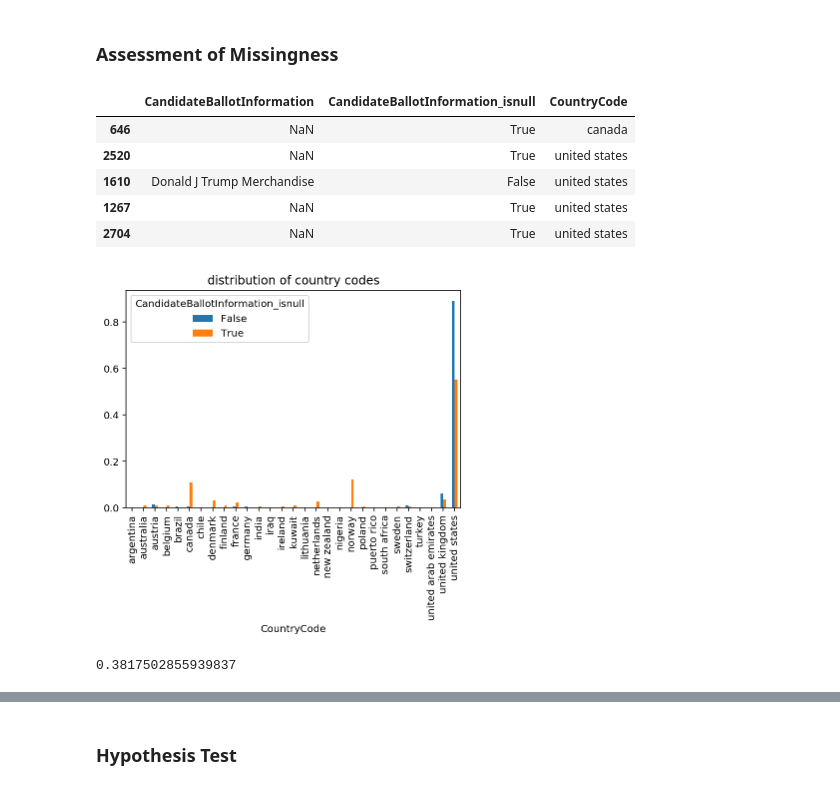
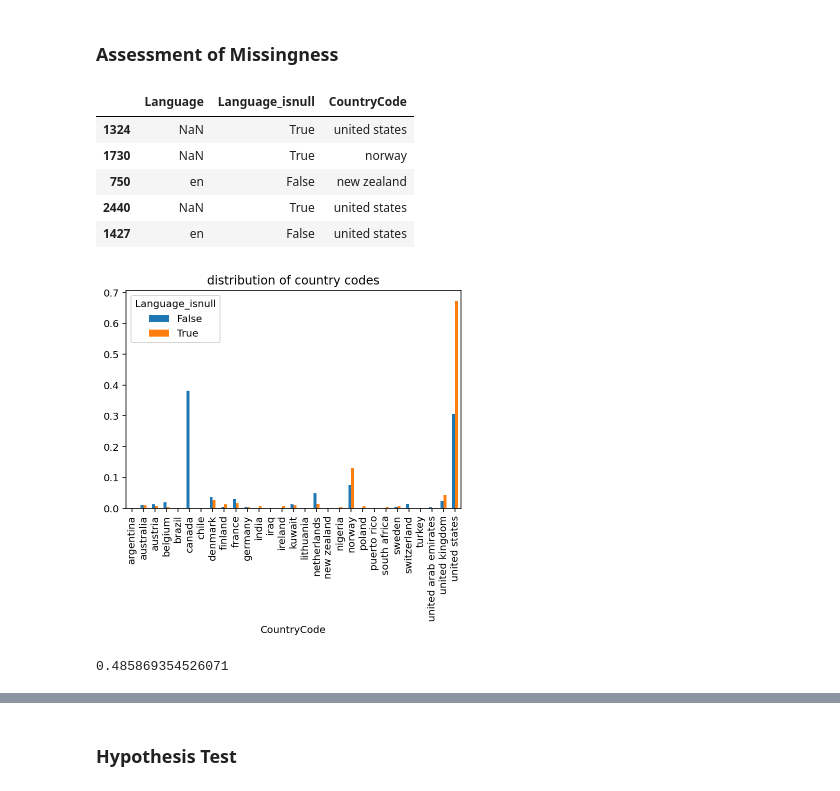
Before and after one commit to j2chu/Impressions-Prediction-on-Snapchat-Ads, a Jupyter notebook: Snapchat Political Ads/Snapchat Ads Hypothesis Testing.ipynb, the cells around one changed output, grey strips where cells are left out. Cells and saved outputs as stored; diff of their text form; code cells hidden in the pictures.

```diff
--- a/Snapchat Political Ads/Snapchat Ads Hypothesis Testing.ipynb
+++ b/Snapchat Political Ads/Snapchat Ads Hypothesis Testing.ipynb
@@ -80,8 +80,8 @@ political = political_2018_2019.assign(StartDate = political_2018_2019['StartDat
 political_2018_2019 = political_2018_2019.assign(EndDate = political_2018_2019['EndDate'].apply(pd.to_datetime))
 
 #convert UTC timezones into US/Central timezones
-StartDate_localized = pd.DatetimeIndex(political_2018_2019['StartDate']).tz_localize('US/Central')
-EndDate_localized = pd.DatetimeIndex(political_2018_2019['EndDate']).tz_localize('US/Central')
+StartDate_localized = pd.DatetimeIndex(political_2018_2019['StartDate']).tz_convert('US/Central')
+EndDate_localized = pd.DatetimeIndex(political_2018_2019['EndDate']).tz_convert('US/Central')
 
 political_2018_2019 = political_2018_2019.assign(StartDate = StartDate_localized).assign(EndDate = EndDate_localized)
 political_2018_2019.head()
@@ -197,31 +197,31 @@ Name: MidPointAgeBracket, dtype: float64
 # %% [markdown]
 ### Assessment of Missingness
 # %%
-political_language = political_2018_2019.assign(CandidateBallotInformation_isnull = political_2018_2019.CandidateBallotInformation.isnull())
-political_language.sample(replace = False, frac = 1).head()[['CandidateBallotInformation', 'CandidateBallotInformation_isnull', 'CountryCode']]
+political_language = political_2018_2019.assign(Language_isnull = political_2018_2019.Language.isnull())
+political_language.sample(replace = False, frac = 1).head()[['Language', 'Language_isnull', 'CountryCode']]
 # %% [output]
-|  | CandidateBallotInformation | CandidateBallotInformation_isnull | CountryCode |
-| 646 | NaN | True | canada |
-| 2520 | NaN | True | united states |
-| 1610 | Donald J Trump Merchandise | False | united states |
-| 1267 | NaN | True | united states |
-| 2704 | NaN | True | united states |
+|  | Language | Language_isnull | CountryCode |
+| 1324 | NaN | True | united states |
+| 1730 | NaN | True | norway |
+| 750 | en | False | new zealand |
+| 2440 | NaN | True | united states |
+| 1427 | en | False | united states |
 # %%
 emp_distributions = (
     political_language
-    .pivot_table(columns='CandidateBallotInformation_isnull', index='CountryCode', values=None, aggfunc='size')
+    .pivot_table(columns='Language_isnull', index='CountryCode', values=None, aggfunc='size')
     .fillna(0)
-    .apply(lambda x:x/x.sum())
+    .apply(lambda x: x/x.sum())
 )
 
 emp_distributions.plot(kind='bar', title='distribution of country codes');
 # %% [output]
-[figure, old version]
+[figure, new version]
 # %%
 observed_tvd = np.sum(np.abs(emp_distributions.diff(axis=1).iloc[:,-1])) / 2
 observed_tvd
 # %% [output]
-0.3817502855939837
+0.485869354526071
 # %%
 n_repetitions = 1000
 
```
Also changed, not shown: parts of 13 cells of this notebook.
